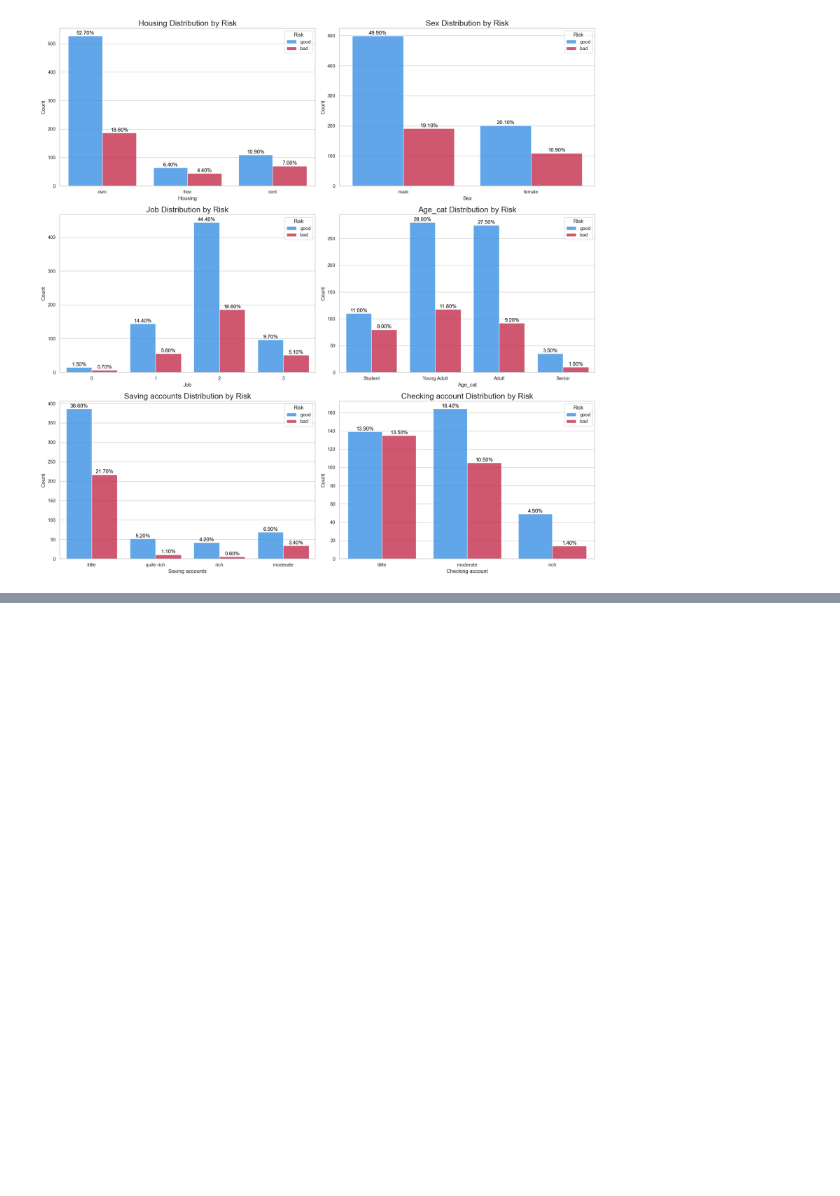
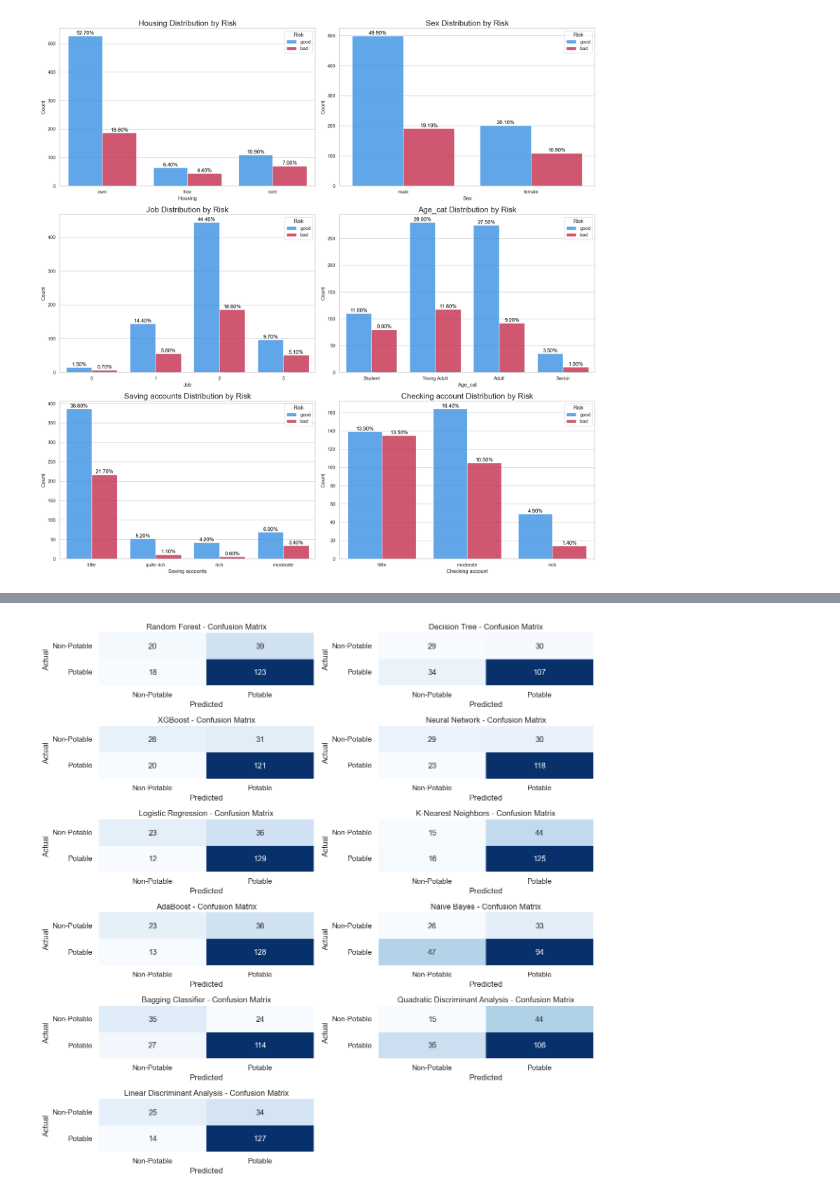
Before and after one commit to trevsauer/ADS-505_Final_Project_Team4, a Jupyter notebook: German_Credit_Risk_EDA.ipynb, the cells around one changed output, grey strips where cells are left out. Cells and saved outputs as stored; diff of their text form; code cells hidden in the pictures; blank space fills up the shorter version.

```diff
--- a/German_Credit_Risk_EDA.ipynb
+++ b/German_Credit_Risk_EDA.ipynb
@@ -521,0 +449,31 @@ for name, metrics in results.items():
+# %%
+# Define the path to the plots folder
+plots_folder = 'plots'
+
+# Create the plots folder if it doesn't exist
+if not os.path.exists(plots_folder):
+    os.makedirs(plots_folder)
+
+# Create a grid of confusion matrices
+plt.figure(figsize=(12, 12))
+grid_rows = len(classifiers) // 2 + len(classifiers) % 2
+grid_cols = 2
+sns.set(style="whitegrid")
+
+for idx, (name, _) in enumerate(classifiers.items(), start=1):
+    plt.subplot(grid_rows, grid_cols, idx)
+    conf_matrix = confusion_matrix(y_test, results[name]['y_pred_probs'] > threshold)
+    sns.heatmap(conf_matrix, annot=True, fmt='d', cmap='Blues', cbar=False,
+                xticklabels=['Non-Potable', 'Potable'], yticklabels=['Non-Potable', 'Potable'])
+    plt.title(f'{name} - Confusion Matrix')
+    plt.xlabel('Predicted')
+    plt.ylabel('Actual')
+
+plt.tight_layout()
+
+# Save the combined plot
+combined_plot_filename = os.path.join(plots_folder, 'confusion_matrix_combined.png')
+plt.savefig(combined_plot_filename)
+plt.show()
+# %% [output]
+[figure, added]
```
Also changed, not shown: parts of 15 cells of this notebook, 11 other files.
